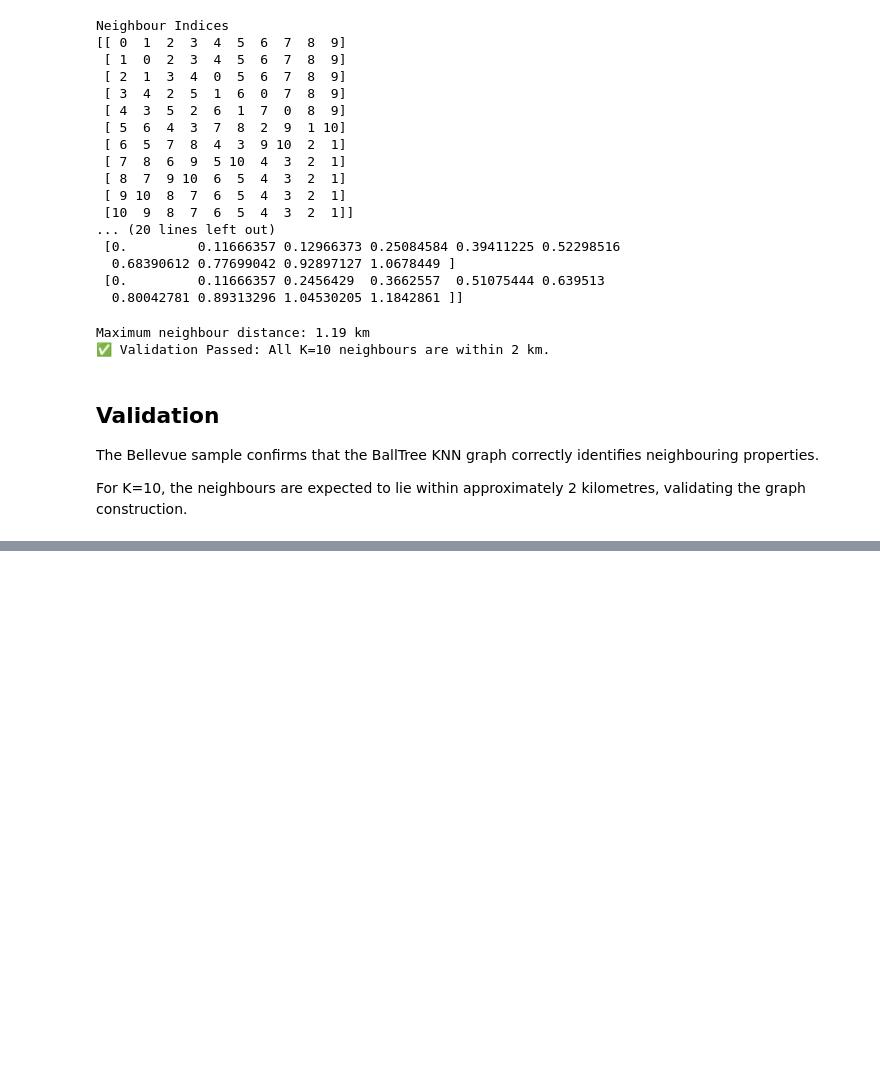
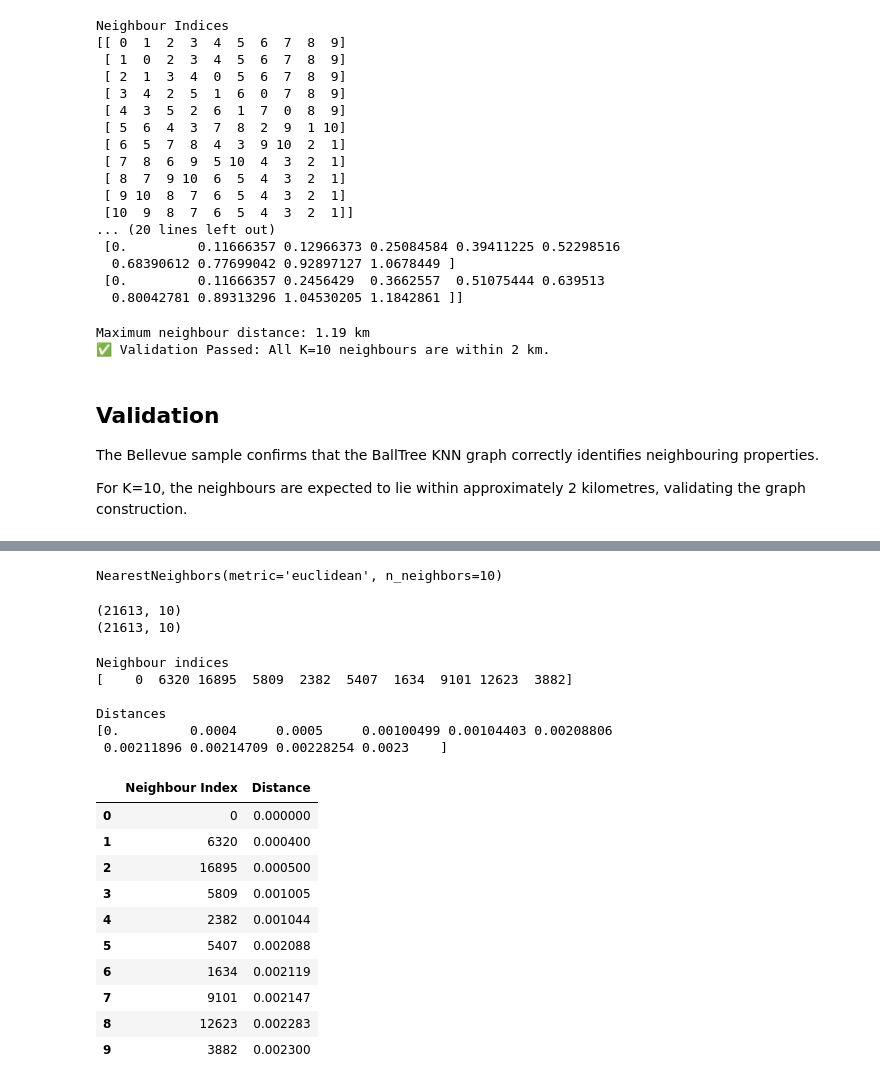
Before and after one commit to Hariharan0-h/GeoValNet, a Jupyter notebook: notebooks/04_knn_graph_build.ipynb, the cells around one changed output, grey strips where cells are left out. Drawn from its saved outputs; the diff is of its cells as text; code cells hidden in the pictures; blank space fills up the shorter version.

```diff
--- a/notebooks/04_knn_graph_build.ipynb
+++ b/notebooks/04_knn_graph_build.ipynb
@@ -147,0 +213,4 @@ For K=10, the neighbours are expected to lie within approximately
+# %%
+coords = df[["lat", "long"]]
+
+coords.head()
@@ -147,0 +224,55 @@ For K=10, the neighbours are expected to lie within approximately
+# %%
+K = 10
+
+knn = NearestNeighbors(
+    n_neighbors=K,
+    metric="euclidean"
+)
+
+knn.fit(coords)
+# %% [output]
+NearestNeighbors(metric='euclidean', n_neighbors=10)
+# %%
+distances, indices = knn.kneighbors(coords)
+# %%
+print(distances.shape)
+print(indices.shape)
+# %% [output]
+(21613, 10)
+(21613, 10)
+# %%
+print("Neighbour indices")
+
+print(indices[0])
+
+print()
+
+print("Distances")
+
+print(distances[0])
+# %% [output]
+Neighbour indices
+[    0  6320 16895  5809  2382  5407  1634  9101 12623  3882]
+
+Distances
+[0.         0.0004     0.0005     0.00100499 0.00104403 0.00208806
+ 0.00211896 0.00214709 0.00228254 0.0023    ]
+# %%
+sample = pd.DataFrame({
+    "Neighbour Index": indices[0],
+    "Distance": distances[0]
+})
+
+sample
+# %% [output]
+|  | Neighbour Index | Distance |
+| 0 | 0 | 0.000000 |
+| 1 | 6320 | 0.000400 |
+| 2 | 16895 | 0.000500 |
+| 3 | 5809 | 0.001005 |
+| 4 | 2382 | 0.001044 |
+| 5 | 5407 | 0.002088 |
+| 6 | 1634 | 0.002119 |
+| 7 | 9101 | 0.002147 |
+| 8 | 12623 | 0.002283 |
+| 9 | 3882 | 0.002300 |
```
Also changed, not shown: parts of 7 cells of this notebook.
